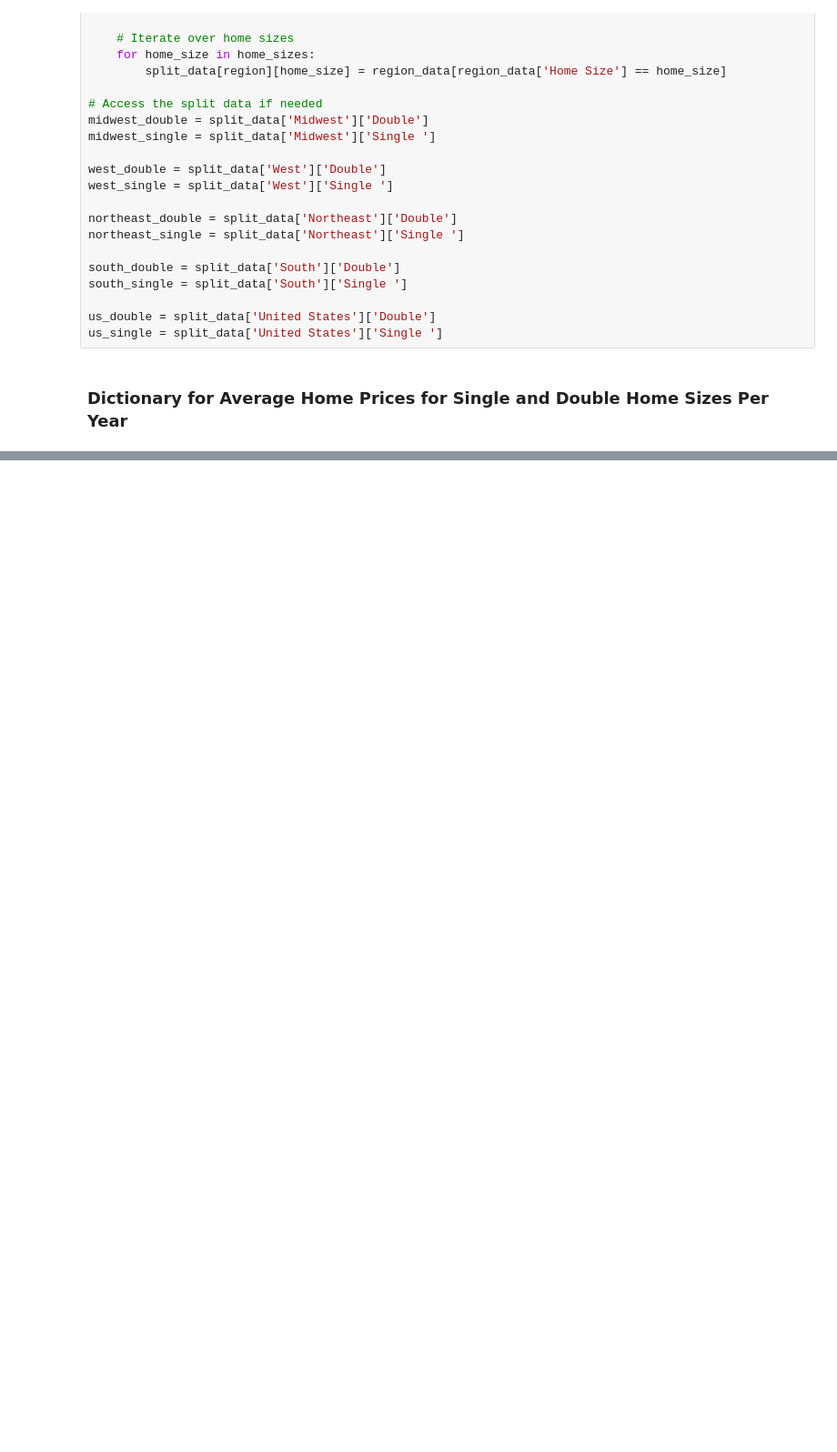
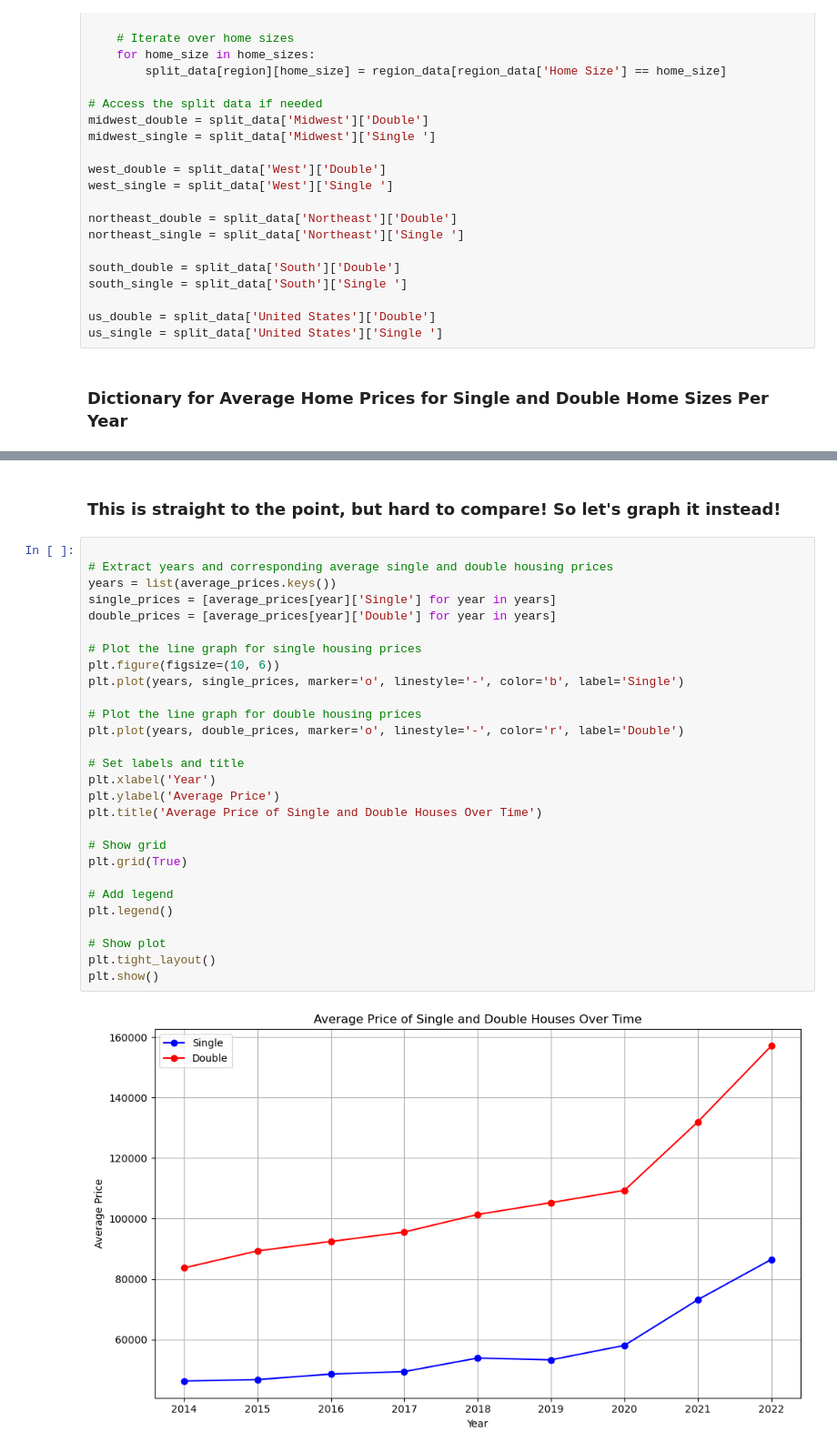
Before and after one commit to lanceweber1998/Analysis-of-US-Real-Estate-Market, a Jupyter notebook: data_analysis.ipynb, the cells around one changed output, grey strips where cells are left out. Shown at 91% size. Cells and saved outputs as stored; diff of their text form; blank space fills up the shorter version.

Commit message:
Update Analysis Report
(uncomplete) Graphed Average Housing Prices per year and compared them to Average Income per year

```diff
--- a/data_analysis.ipynb
+++ b/data_analysis.ipynb
@@ -226,0 +243,32 @@ us_single = us[us['Home Size'] == 'Single ']
+# %% [markdown]
+### This is straight to the point, but hard to compare! So let's graph it instead!
+# %%
+
+# Extract years and corresponding average single and double housing prices
+years = list(average_prices.keys())
+single_prices = [average_prices[year]['Single'] for year in years]
+double_prices = [average_prices[year]['Double'] for year in years]
+
+# Plot the line graph for single housing prices
+plt.figure(figsize=(10, 6))
+plt.plot(years, single_prices, marker='o', linestyle='-', color='b', label='Single')
+
+# Plot the line graph for double housing prices
+plt.plot(years, double_prices, marker='o', linestyle='-', color='r', label='Double')
+
+# Set labels and title
+plt.xlabel('Year')
+plt.ylabel('Average Price')
+plt.title('Average Price of Single and Double Houses Over Time')
+
+# Show grid
+plt.grid(True)
+
+# Add legend
+plt.legend()
+
+# Show plot
+plt.tight_layout()
+plt.show()
+# %% [output]
+[figure, added]
```
Also changed, not shown: parts of 14 cells of this notebook.
